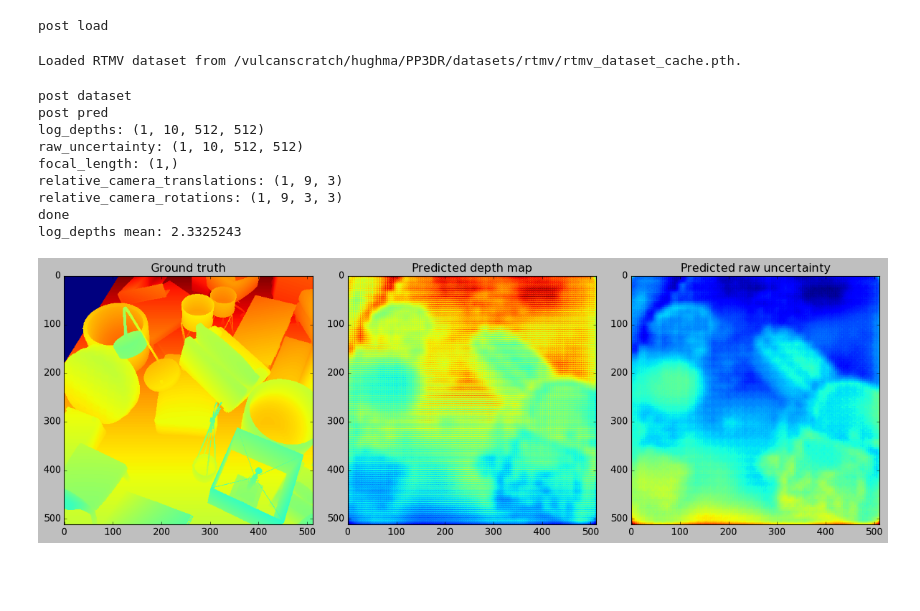
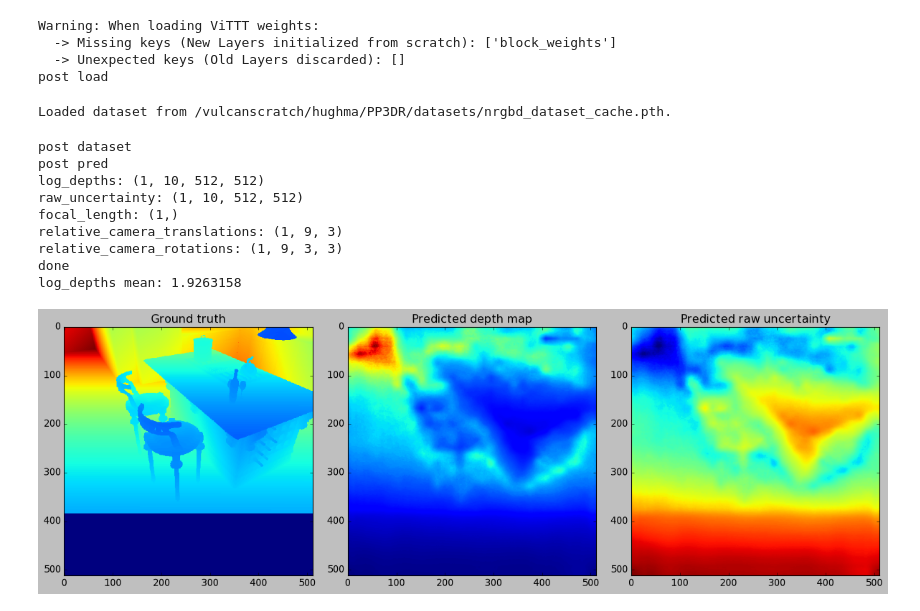
Before and after one commit to hughmathimati/PP3DR, a Jupyter notebook: PP3DR/visualise/notebook.ipynb, the cells around one changed output. Cells and saved outputs as stored; diff of their text form; code cells hidden in the pictures; blank space fills up the shorter version.

```diff
--- a/PP3DR/visualise/notebook.ipynb
+++ b/PP3DR/visualise/notebook.ipynb
@@ -12,17 +11,17 @@ from datasets.rtmv.rtmv_dataset import rtmv_dataset
 from datasets.sintel.sintel_dataset import sintel_dataset
 import matplotlib.pyplot as plt
 # %%
-# model = PP3DR()
-# model = PP3DR_all_blocks()
-model = PP3DR_pretrained_depth()
-remove_front = False
+model = PP3DR()
+# model = PP3DR_pretrained_depth()
+remove_front = True
 # I want to see which parameters are left over after loading this.
-loaded_state_dict = torch.load("/vulcanscratch/hughma/PP3DR/not_pretrained_depth-finetune/PP3DR.pth", weights_only=True)
+loaded_state_dict = torch.load("/vulcanscratch/hughma/PP3DR/1-4-11_17_weighted_ema/PP3DR.pth", weights_only=True)
 if remove_front:
     # The lines here are necessary if all the loaded state dict entries begin with an extra "module."
     new_state_dict = {}
     for key in loaded_state_dict:
-        new_state_dict[key[7:]] = loaded_state_dict[key]
+        if key != "n_averaged":
+            new_state_dict[key[7:]] = loaded_state_dict[key]
     model.load_state_dict(new_state_dict)
 else:
     model.load_state_dict(loaded_state_dict)
@@ -30,47 +29,53 @@ print("post load")
 
 model = model.eval().to("cuda")
 # %% [output]
+Warning: When loading ViTTT weights:
+  -> Missing keys (New Layers initialized from scratch): ['block_weights']
+  -> Unexpected keys (Old Layers discarded): []
 post load
 # %%
-# dataset = nrgbd_dataset()
+dataset = nrgbd_dataset()
 # dataset = flying_things_3d_dataset()
 # dataset = sintel_dataset()
-dataset = rtmv_dataset()
+# dataset = rtmv_dataset()
 # %% [output]
-Loaded RTMV dataset from /vulcanscratch/hughma/PP3DR/datasets/rtmv/rtmv_dataset_cache.pth.
+Loaded dataset from /vulcanscratch/hughma/PP3DR/datasets/nrgbd_dataset_cache.pth.
 # %%
-data = dataset[8] # 8
+data = dataset[1] # 8
 print("post dataset")
 for key in data:
-    data[key] = data[key].unsqueeze(0)
+    try:
+        data[key] = data[key].unsqueeze(0)
+    except:
+        data[key] = torch.tensor([data[key]])
 with torch.amp.autocast("cuda", dtype = torch.bfloat16), torch.no_grad():
-    pred = model(data['images'].to("cuda"), data['rope_x'].to("cuda"), data['rope_y'].to("cuda"))
+    pred = model(data['images'].to("cuda"), data['rope_x'].to("cuda"), data['rope_y'].to("cuda"), data['original_height'].to('cuda'), data['original_width'].to('cuda'))
 print("post pred")
 for key in pred:
     pred[key] = pred[key].to(torch.float32).cpu().numpy(force=True)
     print(f"{key}: {pred[key].shape}")
 print("done")
 print("log_depths mean:", pred['log_depths'][0][0].mean())
 import numpy as np
 # plt.style.use("seaborn-v0_8-darkgrid")
 plt.style.use("classic")
 fig, (a1, a2, a3) = plt.subplots(1, 3, figsize=(15, 45))
 data['depths'][data['depths'] < 0] = 0
 a1.imshow(data['depths'][0][0])
 a1.set_title("Ground truth")
 a2.imshow(np.exp(pred['log_depths'][0][0]))
 a2.set_title("Predicted depth map")
 a3.imshow(pred['raw_uncertainty'][0][0])
 a3.set_title("Predicted raw uncertainty")
 fig.tight_layout()
 # %% [output]
 post dataset
 post pred
 log_depths: (1, 10, 512, 512)
 raw_uncertainty: (1, 10, 512, 512)
 focal_length: (1,)
 relative_camera_translations: (1, 9, 3)
 relative_camera_rotations: (1, 9, 3, 3)
 done
-log_depths mean: 2.3325243
+log_depths mean: 1.9263158
-[figure, old version]
+[figure, new version]
```
Also changed, not shown: parts of 1 cell of this notebook, 10 other files.
